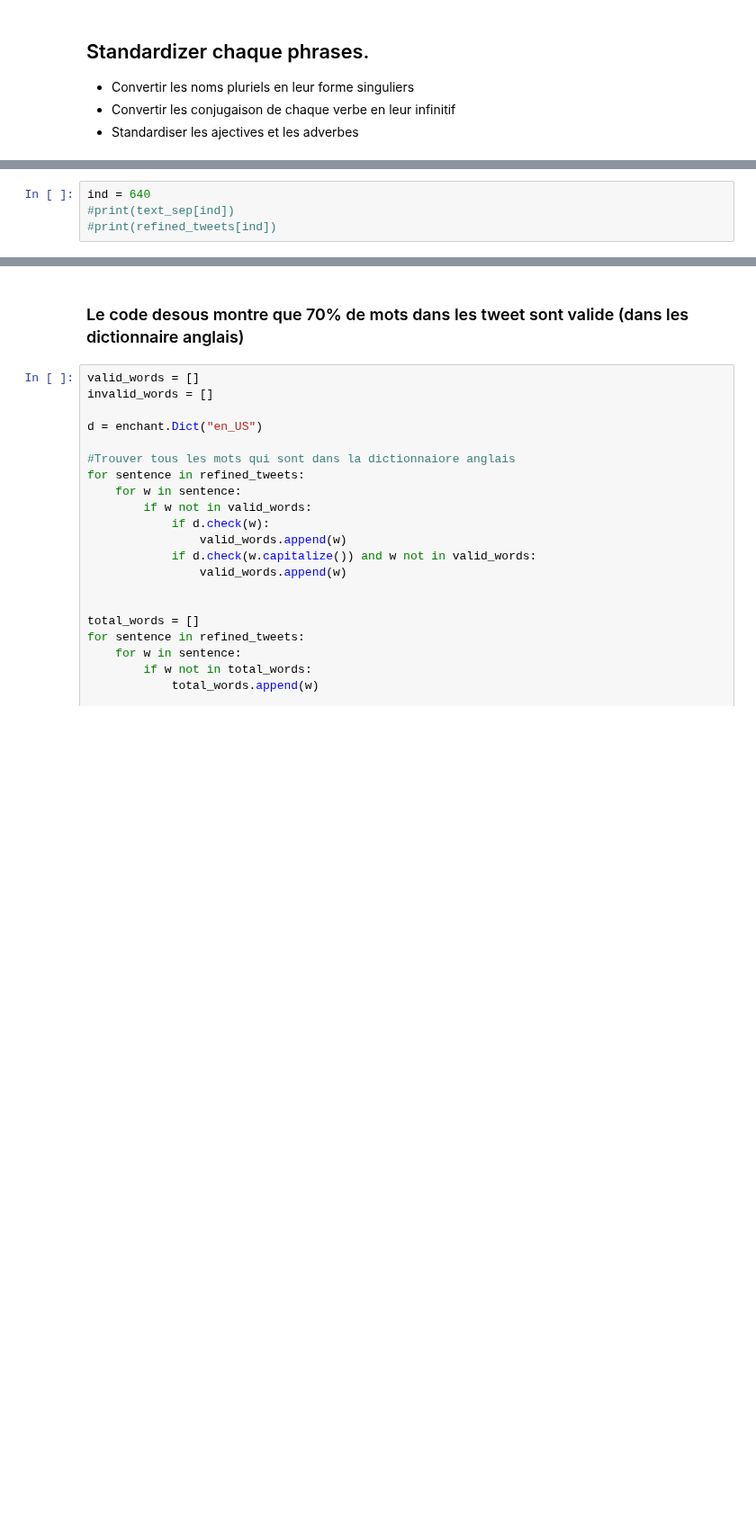
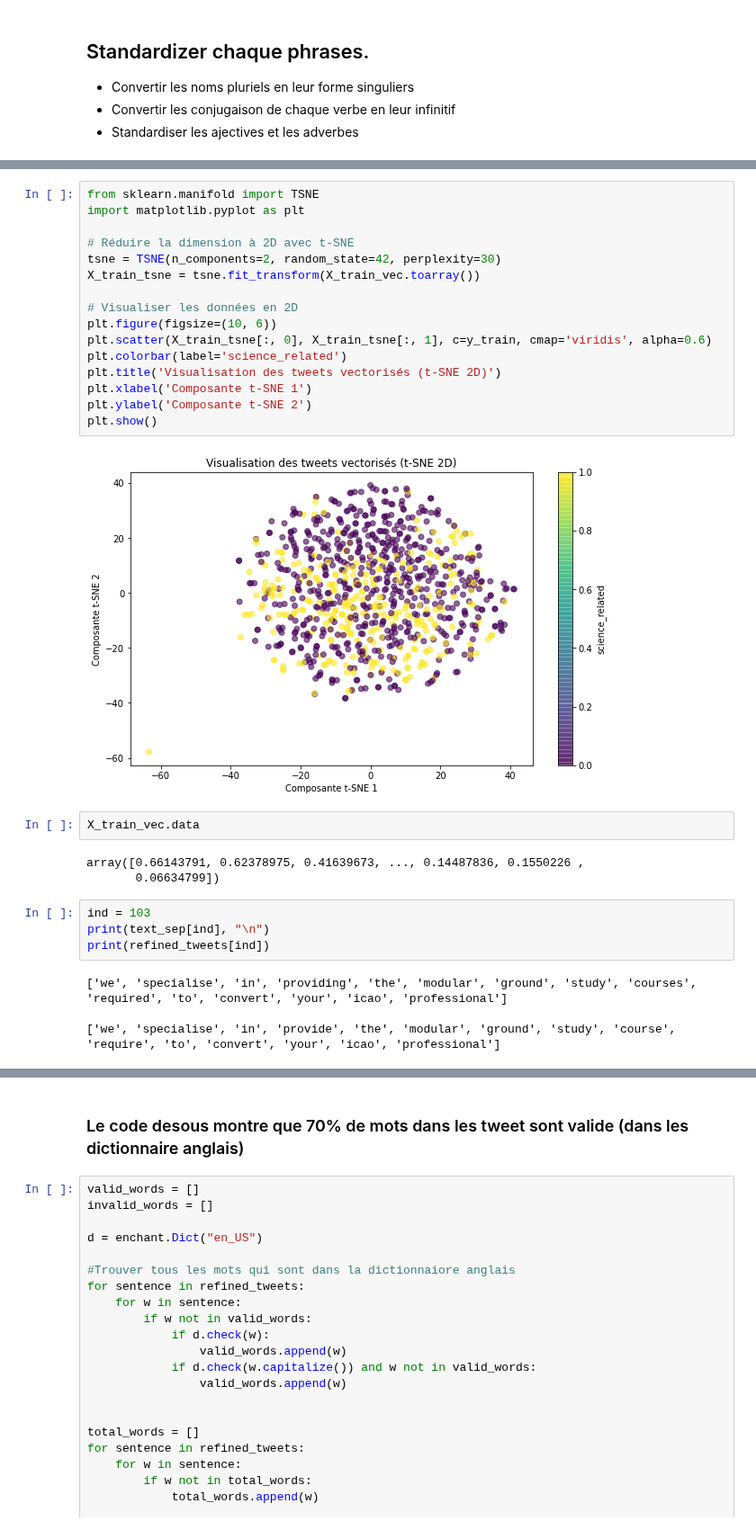
Before and after one commit to RaphaelRibes/machine-learning, a Jupyter notebook: ML_projet.ipynb, the cells around one changed output, grey strips where cells are left out. Shown at 90% size. Drawn from its saved outputs; the diff is of its cells as text; blank space fills up the shorter version.

```diff
--- a/ML_projet.ipynb
+++ b/ML_projet.ipynb
@@ -76,4 +162,31 @@ for tweet in text_sep:
+# %%
+from sklearn.manifold import TSNE
+import matplotlib.pyplot as plt
+
+# Réduire la dimension à 2D avec t-SNE
+tsne = TSNE(n_components=2, random_state=42, perplexity=30)
+X_train_tsne = tsne.fit_transform(X_train_vec.toarray())
+
+# Visualiser les données en 2D
+plt.figure(figsize=(10, 6))
+plt.scatter(X_train_tsne[:, 0], X_train_tsne[:, 1], c=y_train, cmap='viridis', alpha=0.6)
+plt.colorbar(label='science_related')
+plt.title('Visualisation des tweets vectorisés (t-SNE 2D)')
+plt.xlabel('Composante t-SNE 1')
+plt.ylabel('Composante t-SNE 2')
+plt.show()
+# %% [output]
+[figure, added]
+# %%
+X_train_vec.data
+# %% [output]
+array([0.66143791, 0.62378975, 0.41639673, ..., 0.14487836, 0.1550226 ,
+       0.06634799])
 # %%
-ind = 640
-#print(text_sep[ind])
-#print(refined_tweets[ind])
+ind = 103
+print(text_sep[ind], "\n")
+print(refined_tweets[ind])
+# %% [output]
+['we', 'specialise', 'in', 'providing', 'the', 'modular', 'ground', 'study', 'courses', 'required', 'to', 'convert', 'your', 'icao', 'professional']
+
+['we', 'specialise', 'in', 'provide', 'the', 'modular', 'ground', 'study', 'course', 'require', 'to', 'convert', 'your', 'icao', 'professional']
```
Also changed, not shown: parts of 30 cells of this notebook.
